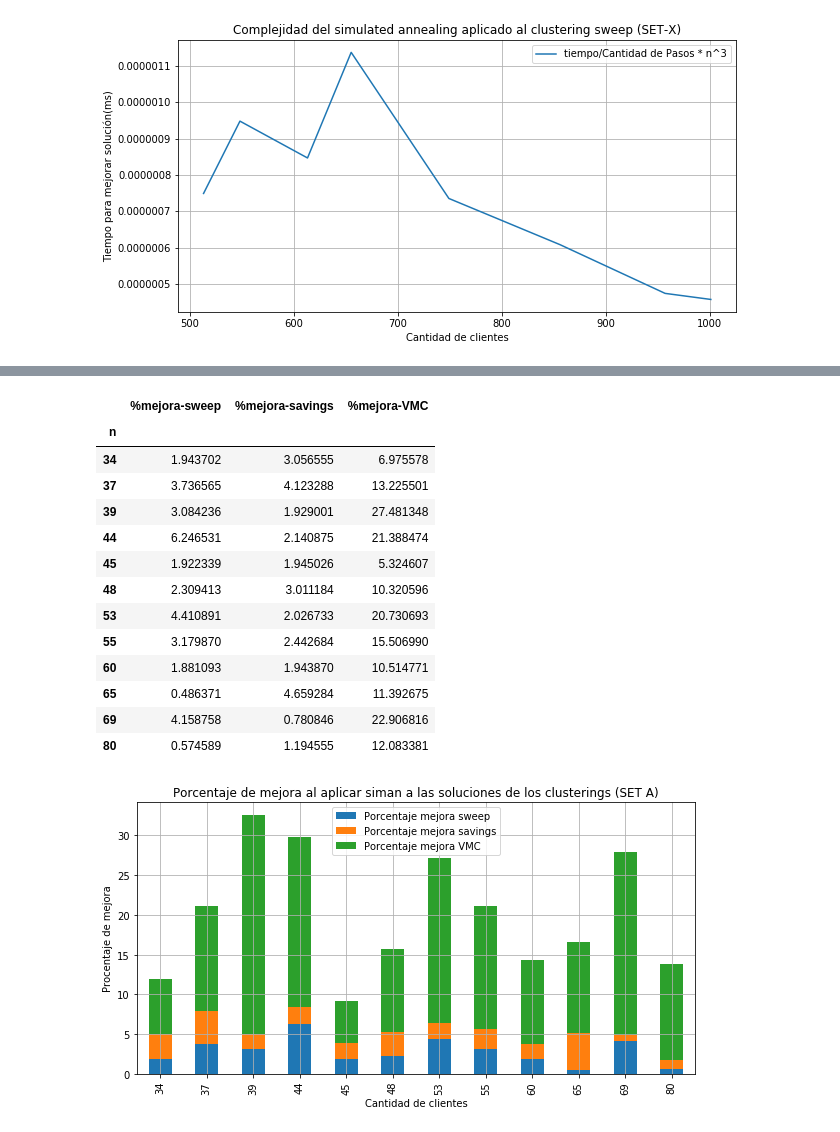
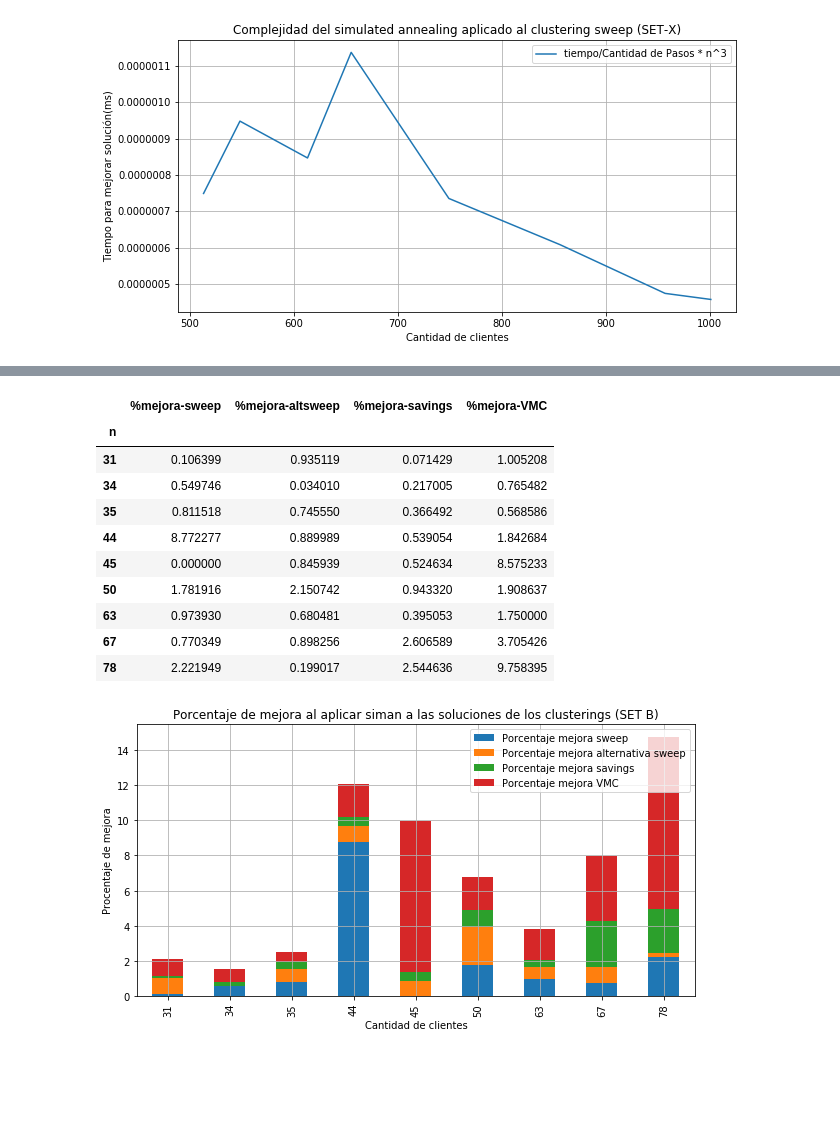
Before and after one commit to gonzalokun/AEDTP3Cod45, a Jupyter notebook: AED3TP3.ipynb, the cells around one changed output, grey strips where cells are left out. Cells and saved outputs as stored; diff of their text form; code cells hidden in the pictures; blank space fills up the shorter version.

```diff
--- a/AED3TP3.ipynb
+++ b/AED3TP3.ipynb
@@ -423,5 +417,5 @@ plt.savefig("COMPLEJIDAD-SIMAN-SAVINGS-SET-A.pdf")
 # %%
-tSAVMC = pd.read_csv("./salida/SIMAN-VMC-SET-A.csv", index_col="n")
+tSAVMC = pd.read_csv("./salida/SIMAN-VMC-SET-B.csv", index_col="n")
 tSAVMC["diferencia-costo"] = abs(tSAVMC["costo-antes"] - tSAVMC["costo-despues"])
 tSAVMC["complejidad"] = tSAVMC["tiempo"] / (tSAVMC["cantidad-pasos"]*(tSAVMC.index **3))
 tSAVMC
@@ -450,0 +442,5 @@ plt.savefig("COMPLEJIDAD-SIMAN-VMC-SET-A.pdf")
+# %%
+tSAALTSWEEP = pd.read_csv("./salida/SIMAN-ALTSWEEP-SET-B.csv", index_col="n")
+tSAALTSWEEP["diferencia-costo"] = abs(tSAALTSWEEP["costo-antes"] - tSAALTSWEEP["costo-despues"])
+tSAALTSWEEP["complejidad"] = tSAALTSWEEP["tiempo"] / (tSAALTSWEEP["cantidad-pasos"]*(tSAALTSWEEP.index **3))
+tSAALTSWEEP
@@ -531,0 +547,4 @@ tSAVMC2
+# %%
+tSAALTSWEEP2 = tSAALTSWEEP
+tSAALTSWEEP2["%mejora"] = (tSAALTSWEEP2["diferencia-costo"] * 100)/ tSAALTSWEEP2["costo-optimo"]
+tSAALTSWEEP2
@@ -532,31 +563,29 @@ tSAVMC2
 # %%
 testDF = pd.DataFrame()
 testDF["%mejora-sweep"] = tSASWEEP2["%mejora"]
+testDF["%mejora-altsweep"] = tSAALTSWEEP2["%mejora"]
 testDF["%mejora-savings"] = tSASAVINGS2["%mejora"]
 testDF["%mejora-VMC"] = tSAVMC2["%mejora"]
 testDF["n"] = tSAVMC2.index
 testDF.set_index("n", inplace=True)
 testDF
 # %% [output]
-|  | %mejora-sweep | %mejora-savings | %mejora-VMC |
-| n |  |  |  |
-| 34 | 1.943702 | 3.056555 | 6.975578 |
-| 37 | 3.736565 | 4.123288 | 13.225501 |
-| 39 | 3.084236 | 1.929001 | 27.481348 |
-| 44 | 6.246531 | 2.140875 | 21.388474 |
-| 45 | 1.922339 | 1.945026 | 5.324607 |
-| 48 | 2.309413 | 3.011184 | 10.320596 |
-| 53 | 4.410891 | 2.026733 | 20.730693 |
-| 55 | 3.179870 | 2.442684 | 15.506990 |
-| 60 | 1.881093 | 1.943870 | 10.514771 |
-| 65 | 0.486371 | 4.659284 | 11.392675 |
-| 69 | 4.158758 | 0.780846 | 22.906816 |
-| 80 | 0.574589 | 1.194555 | 12.083381 |
+|  | %mejora-sweep | %mejora-altsweep | %mejora-savings | %mejora-VMC |
+| n |  |  |  |  |
+| 31 | 0.106399 | 0.935119 | 0.071429 | 1.005208 |
+| 34 | 0.549746 | 0.034010 | 0.217005 | 0.765482 |
+| 35 | 0.811518 | 0.745550 | 0.366492 | 0.568586 |
+| 44 | 8.772277 | 0.889989 | 0.539054 | 1.842684 |
+| 45 | 0.000000 | 0.845939 | 0.524634 | 8.575233 |
+| 50 | 1.781916 | 2.150742 | 0.943320 | 1.908637 |
+| 63 | 0.973930 | 0.680481 | 0.395053 | 1.750000 |
+| 67 | 0.770349 | 0.898256 | 2.606589 | 3.705426 |
+| 78 | 2.221949 | 0.199017 | 2.544636 | 9.758395 |
 # %%
-graf4 = testDF[["%mejora-sweep", "%mejora-savings", "%mejora-VMC"]].plot(figsize=(10, 5), grid=True, kind='bar',stacked=True,title="Porcentaje de mejora al aplicar siman a las soluciones de los clusterings (SET A)")
+graf4 = testDF[["%mejora-sweep", "%mejora-altsweep", "%mejora-savings", "%mejora-VMC"]].plot(figsize=(10, 5), grid=True, kind='bar',stacked=True,title="Porcentaje de mejora al aplicar siman a las soluciones de los clusterings (SET B)")
 graf4.set_xlabel("Cantidad de clientes")
 graf4.set_ylabel("Procentaje de mejora")
-graf4.legend(["Porcentaje mejora sweep", "Porcentaje mejora savings", "Porcentaje mejora VMC"])
-plt.savefig("COMPARACION-MEJORAS-SET-A.pdf")
+graf4.legend(["Porcentaje mejora sweep", "Porcentaje mejora alternativa sweep","Porcentaje mejora savings", "Porcentaje mejora VMC"])
+plt.savefig("COMPARACION-MEJORAS-SET-B.pdf")
 # %% [output]
-[figure, old version]
+[figure, new version]
```
Also changed, not shown: parts of 16 cells of this notebook, 46 other files.
